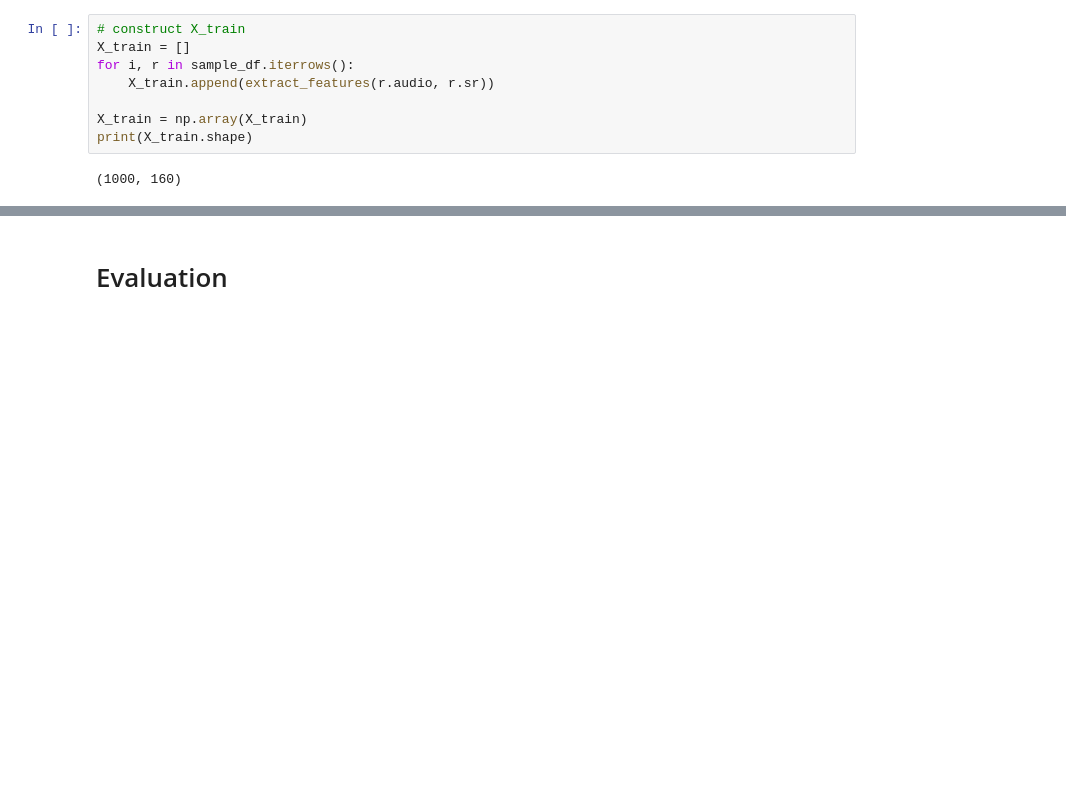
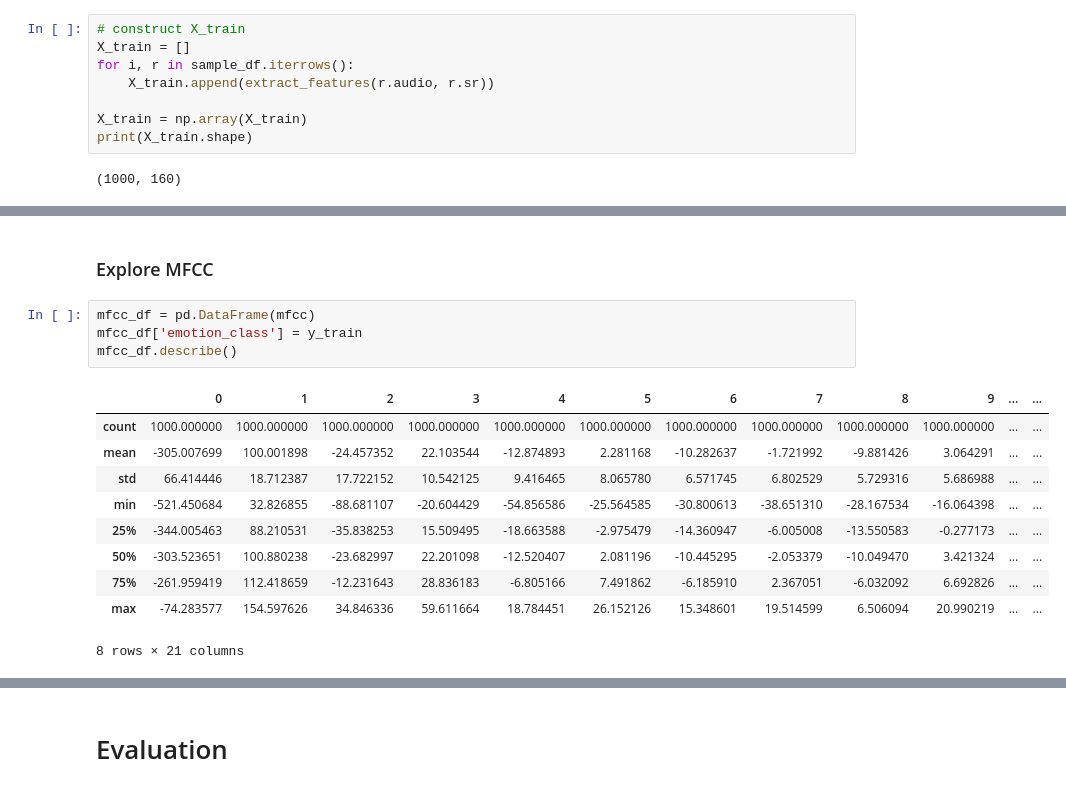
Before and after one commit to ryanjmccall/sb_ml_eng_capstone, a Jupyter notebook: capstone/poc/MELD_POC.ipynb, the cells around one changed output, grey strips where cells are left out. Saved outputs shown, nothing was run; the diff lists cells and outputs as text; blank space fills up the shorter version.

```diff
--- a/capstone/poc/MELD_POC.ipynb
+++ b/capstone/poc/MELD_POC.ipynb
@@ -884,0 +890,17 @@ for c in range(2, 21, 2):
+# %% [markdown]
+### Explore MFCC
+# %%
+mfcc_df = pd.DataFrame(mfcc)
+mfcc_df['emotion_class'] = y_train
+mfcc_df.describe()
+# %% [output]
+|  | 0 | 1 | 2 | 3 | 4 | 5 | 6 | 7 | 8 | 9 | ... | ... |
+| count | 1000.000000 | 1000.000000 | 1000.000000 | 1000.000000 | 1000.000000 | 1000.000000 | 1000.000000 | 1000.000000 | 1000.000000 | 1000.000000 | ... | ... |
+| mean | -305.007699 | 100.001898 | -24.457352 | 22.103544 | -12.874893 | 2.281168 | -10.282637 | -1.721992 | -9.881426 | 3.064291 | ... | ... |
+| std | 66.414446 | 18.712387 | 17.722152 | 10.542125 | 9.416465 | 8.065780 | 6.571745 | 6.802529 | 5.729316 | 5.686988 | ... | ... |
+| min | -521.450684 | 32.826855 | -88.681107 | -20.604429 | -54.856586 | -25.564585 | -30.800613 | -38.651310 | -28.167534 | -16.064398 | ... | ... |
+| 25% | -344.005463 | 88.210531 | -35.838253 | 15.509495 | -18.663588 | -2.975479 | -14.360947 | -6.005008 | -13.550583 | -0.277173 | ... | ... |
+| 50% | -303.523651 | 100.880238 | -23.682997 | 22.201098 | -12.520407 | 2.081196 | -10.445295 | -2.053379 | -10.049470 | 3.421324 | ... | ... |
+| 75% | -261.959419 | 112.418659 | -12.231643 | 28.836183 | -6.805166 | 7.491862 | -6.185910 | 2.367051 | -6.032092 | 6.692826 | ... | ... |
+| max | -74.283577 | 154.597626 | 34.846336 | 59.611664 | 18.784451 | 26.152126 | 15.348601 | 19.514599 | 6.506094 | 20.990219 | ... | ... |
+8 rows × 21 columns
```
Also changed, not shown: parts of 49 cells of this notebook.
